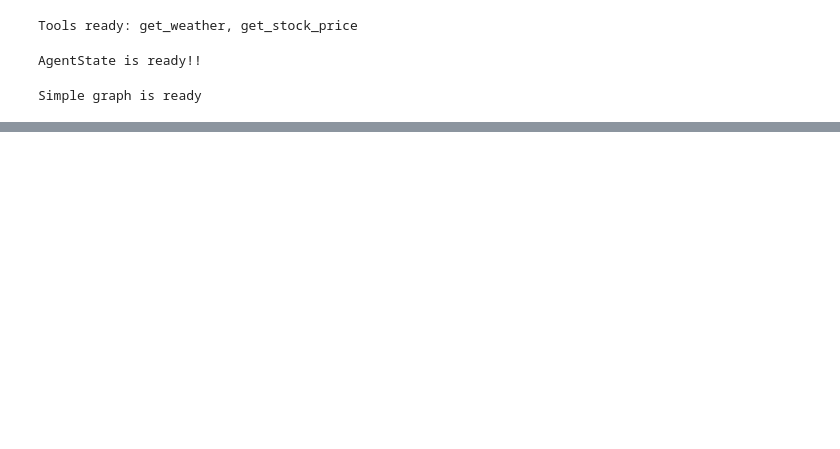
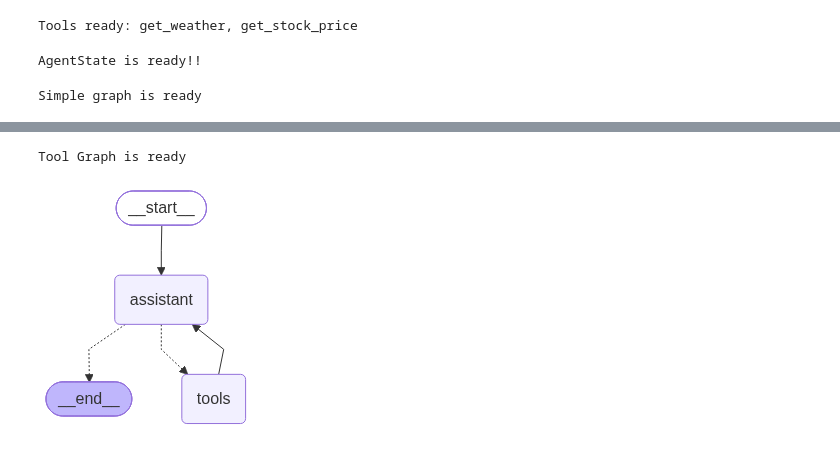
Before and after one commit to GenAIByAmit/L3_July_2026_Batch_Anand_K, a Jupyter notebook: 05_langraph_fundamentals.ipynb, the cells around one changed output, grey strips where cells are left out. Saved outputs shown, nothing was run; the diff lists cells and outputs as text; code cells hidden in the pictures; blank space fills up the shorter version.

```diff
--- a/05_langraph_fundamentals.ipynb
+++ b/05_langraph_fundamentals.ipynb
@@ -100,0 +106,25 @@ print("Both nodes are ready with conditional tools")
+# %%
+# STEP 3: Join all nodes together using Edges
+tool_graph_builder = StateGraph(AgentState)
+tool_graph_builder.add_node("assistant", assistant)
+tool_graph_builder.add_node("tools", ToolNode(TOOLS))
+
+#tool_graph_builder.add_edge(first, second)
+tool_graph_builder.add_edge(START, "assistant")
+tool_graph_builder.add_conditional_edges(
+    "assistant",
+    route_after_assistant,
+    {
+        "tools": "tools",
+        END: END
+    }
+)
+tool_graph_builder.add_edge("tools", "assistant")
+tool_graph = tool_graph_builder.compile()
+print('Tool Graph is ready')
+# %% [output]
+Tool Graph is ready
+# %%
+tool_graph
+# %% [output]
+[figure, added]
```
Also changed, not shown: parts of 13 cells of this notebook.
